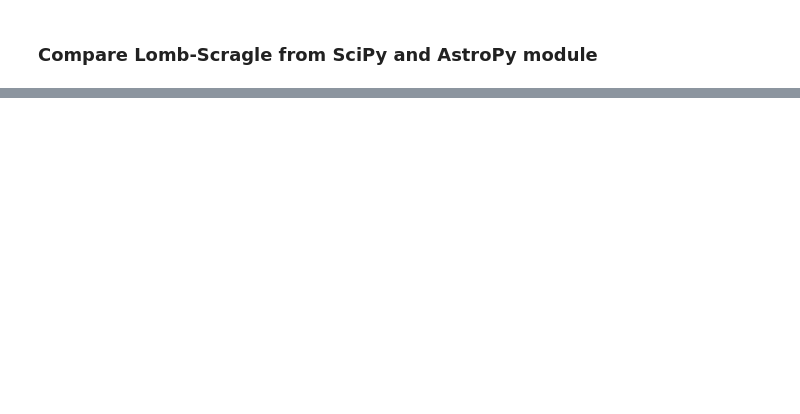
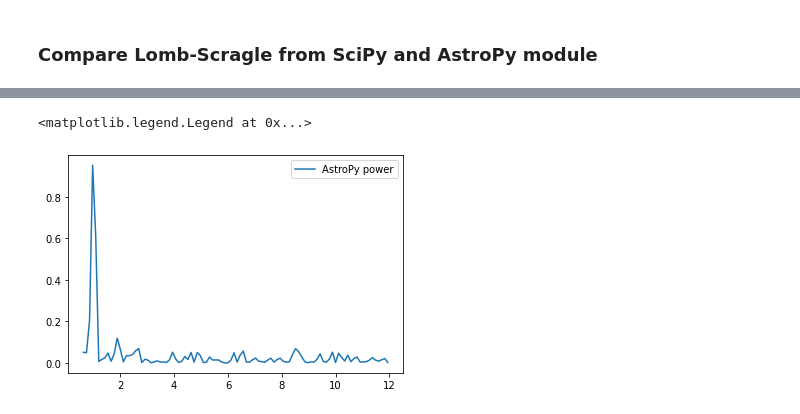
Before and after one commit to Bessarabf/recipePY, a Jupyter notebook: Lomb_Scargle/Lomb_Astropy.ipynb, the cells around one changed output, grey strips where cells are left out. Saved outputs shown, nothing was run; the diff lists cells and outputs as text; code cells hidden in the pictures; blank space fills up the shorter version.

Commit message:
LS-astropy

```diff
--- a/Lomb_Scargle/Lomb_Astropy.ipynb
+++ b/Lomb_Scargle/Lomb_Astropy.ipynb
@@ -53,0 +54,10 @@ plt.legend()
+# %%
+# another variant
+freq0 = np.linspace(0.1, 1.9, 100)
+power0 = LombScargle(x,y,dy).power(freq0)
+# %%
+plt.plot(2.*np.pi*freq0, power0,label="AstroPy power")
+plt.legend()
+# %% [output]
+<matplotlib.legend.Legend at 0x...>
+[figure, added]
```
Also changed, not shown: parts of 3 cells of this notebook, 21 other files.
